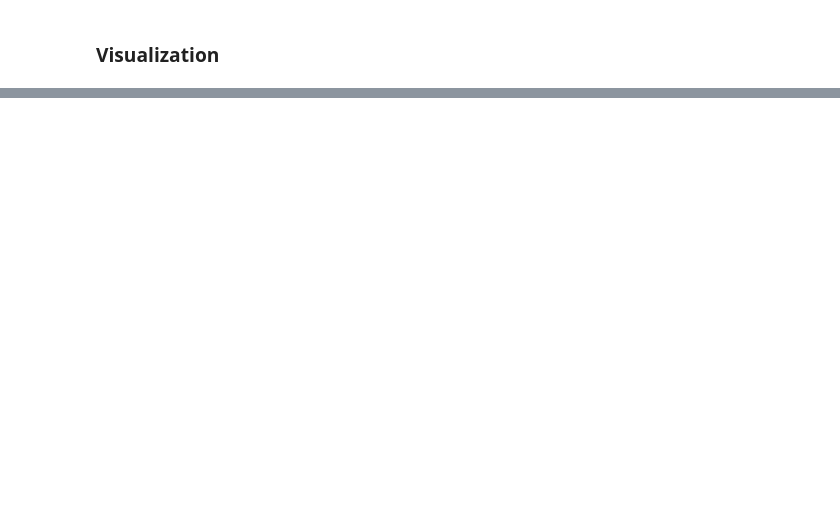
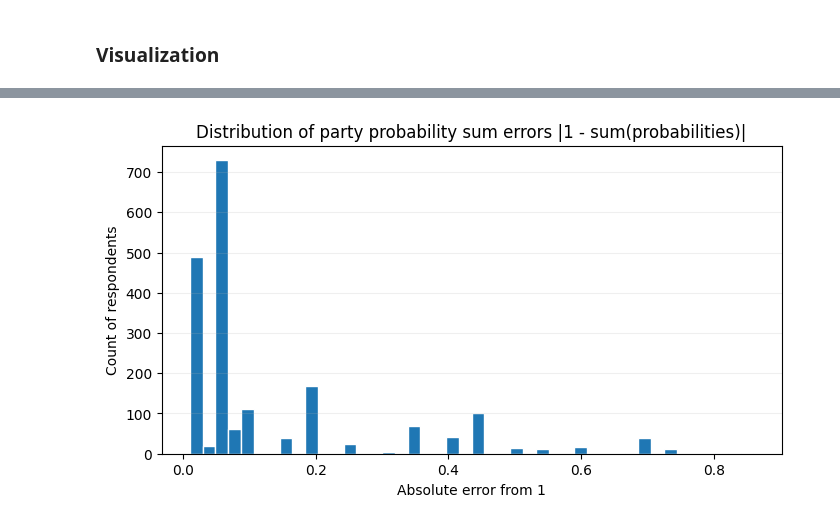
Before and after one commit to 11NIKTO11/Panel_LLM, a Jupyter notebook: SoD_data_processing.ipynb, the cells around one changed output, grey strips where cells are left out. Drawn from its saved outputs; the diff is of its cells as text; code cells hidden in the pictures; blank space fills up the shorter version.

```diff
--- a/SoD_data_processing.ipynb
+++ b/SoD_data_processing.ipynb
@@ -293,0 +264,31 @@ Visualization_Utils.visualize_comprehensive_results(
+# %%
+tol = 0.01
+bad_voted_sum, bad_party_probs_sum, duplicate_parties = VotingResult.evaluate_voting_results(voting_results, tol)
+
+# Print details
+if bad_voted_sum:
+    print(f"[WARN] {len(bad_voted_sum)} respondents where voted+not_voted != 1 (|delta|>{tol}):")
+    for rid, v, nv, s in bad_voted_sum[:20]:
+        print(f" - ID={rid}: voted={v:.3f}, not_voted={nv:.3f}, sum={s:.3f}")
+    if len(bad_voted_sum) > 20:
+        print(f" ... and {len(bad_voted_sum)-20} more")
+else:
+    print("[OK] All respondents have voted+not_voted summing to 1 within tolerance.")
+
+if bad_party_probs_sum:
+    print(f"[WARN] {len(bad_party_probs_sum)} respondents where party probabilities don't sum to 1 (|delta|>{tol}):")
+    for rid, s, v in bad_party_probs_sum[:20]:
+        print(f" - ID={rid}: voted={v}, prob_sum={s:.3f}")
+    if len(bad_party_probs_sum) > 20:
+        print(f" ... and {len(bad_party_probs_sum)-20} more")
+else:
+    print("[OK] All respondents have party probabilities summing to 1 within tolerance (when parties present).")
+
+if duplicate_parties:
+    print(f"[WARN] {len(duplicate_parties)} respondents with duplicate party names:")
+    for rid, dups in duplicate_parties[:20]:
+        print(f" - ID={rid}: duplicates={dups}")
+    if len(duplicate_parties) > 20:
+        print(f" ... and {len(duplicate_parties)-20} more")
+else:
+    print("[OK] No duplicate party names found in any respondent's parties list.")
@@ -293,0 +313,4 @@ Visualization_Utils.visualize_comprehensive_results(
+# %%
+Visualization_Utils.visualize_party_errors([abs(1-s) for _, s, _ in bad_party_probs_sum])
+# %% [output]
+[figure, added]
```
Also changed, not shown: parts of 11 cells of this notebook, 1 other file.
